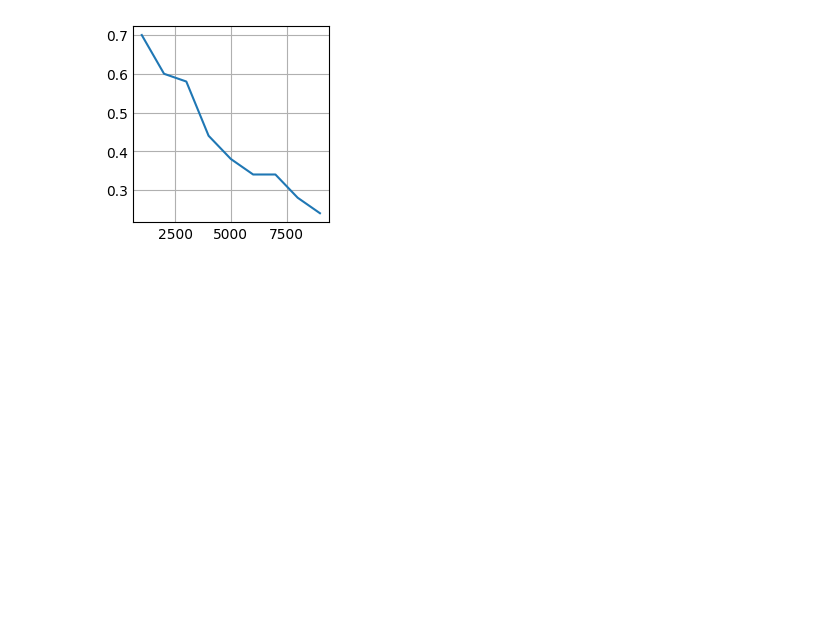
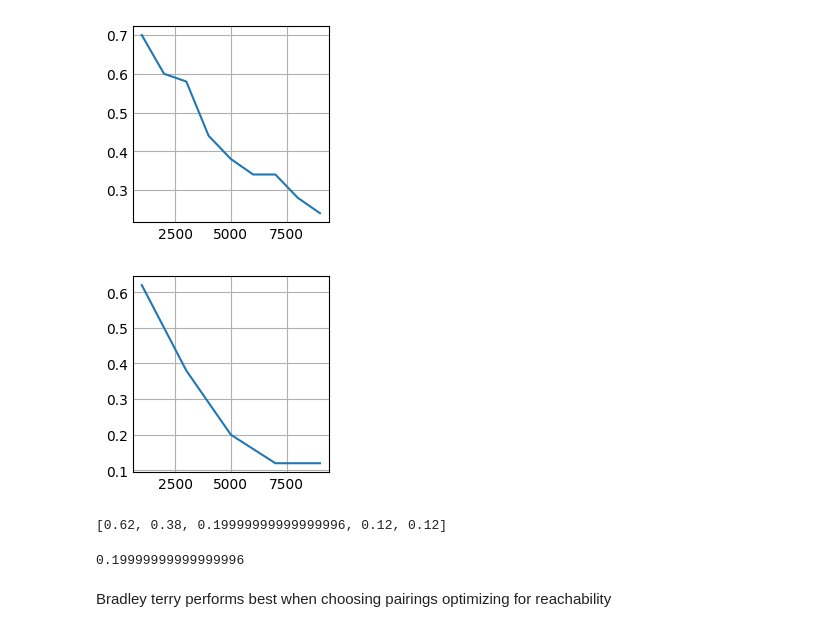
Before and after one commit to fcrozatier/voting-systems-benchmark, a Jupyter notebook: src/bradley_terry/bradley_terry.ipynb, the cells around one changed output. Saved outputs shown, nothing was run; the diff lists cells and outputs as text; code cells hidden in the pictures; blank space fills up the shorter version.

Commit message:
add bradley terry reachability benchmark

```diff
--- a/src/bradley_terry/bradley_terry.ipynb
+++ b/src/bradley_terry/bradley_terry.ipynb
@@ -45,3 +45,25 @@ plt.plot(list(budget), L)
 plt.show()
 # %% [output]
 [figure]
+# %%
+## SLOW! (19m37s to compute)
+
+budget = range(1000, 10000, 2000)
+L = [BradleyTerry(Reachability(N), b, rematch=3, p=0.9).score() for b in budget]
+
+plt.plot(list(budget), L)
+plt.show()
+# %% [output]
+[figure, added]
+# %%
+L
+# %% [output]
+[0.62, 0.38, 0.19999999999999996, 0.12, 0.12]
+# %%
+BradleyTerry(Reachability(N), 5000, rematch=3, p=0.9).score()
+
+# takes 2m40
+# %% [output]
+0.19999999999999996
+# %% [markdown]
+Bradley terry performs best when choosing pairings optimizing for reachability
```
Also changed, not shown: parts of 4 cells of this notebook.
